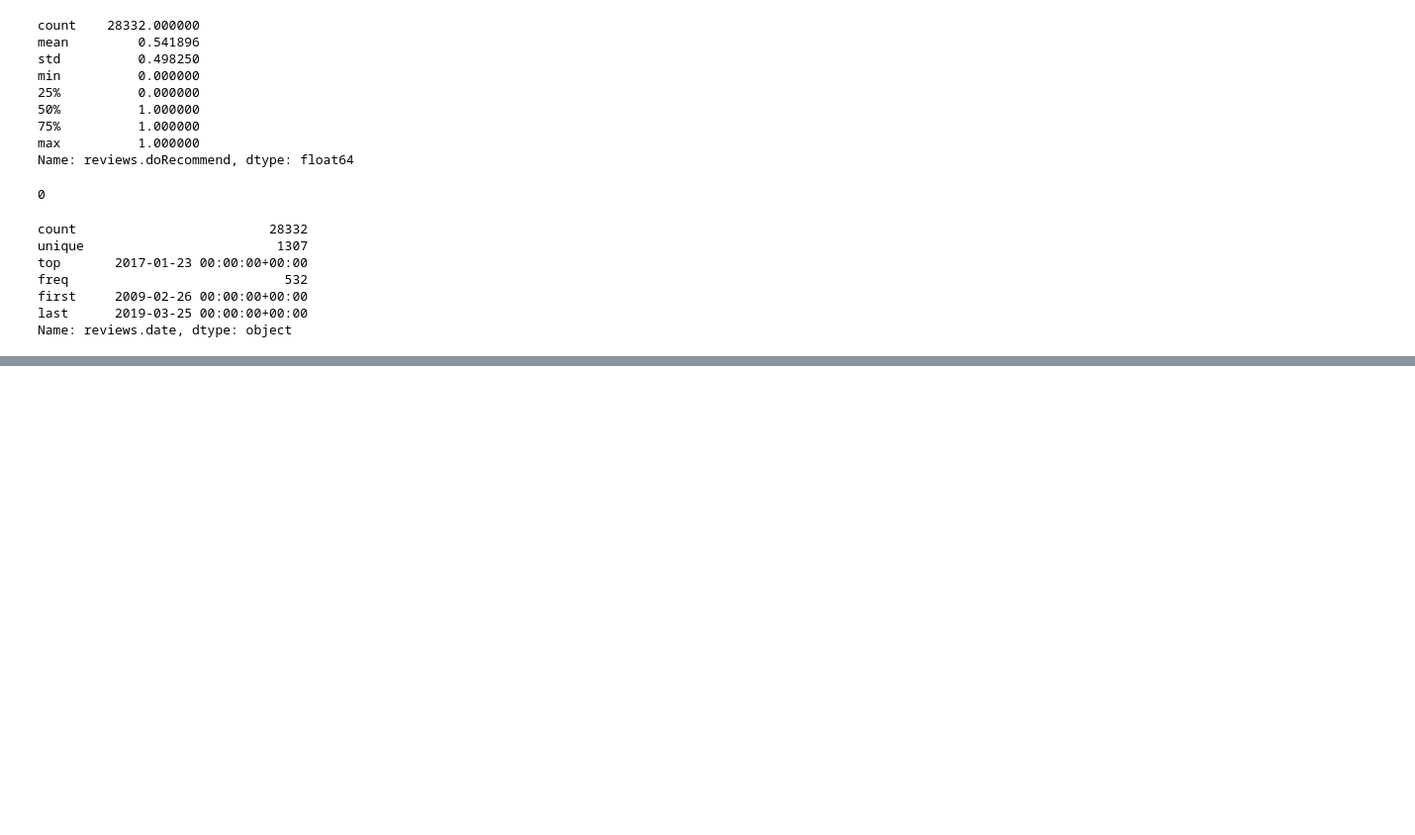
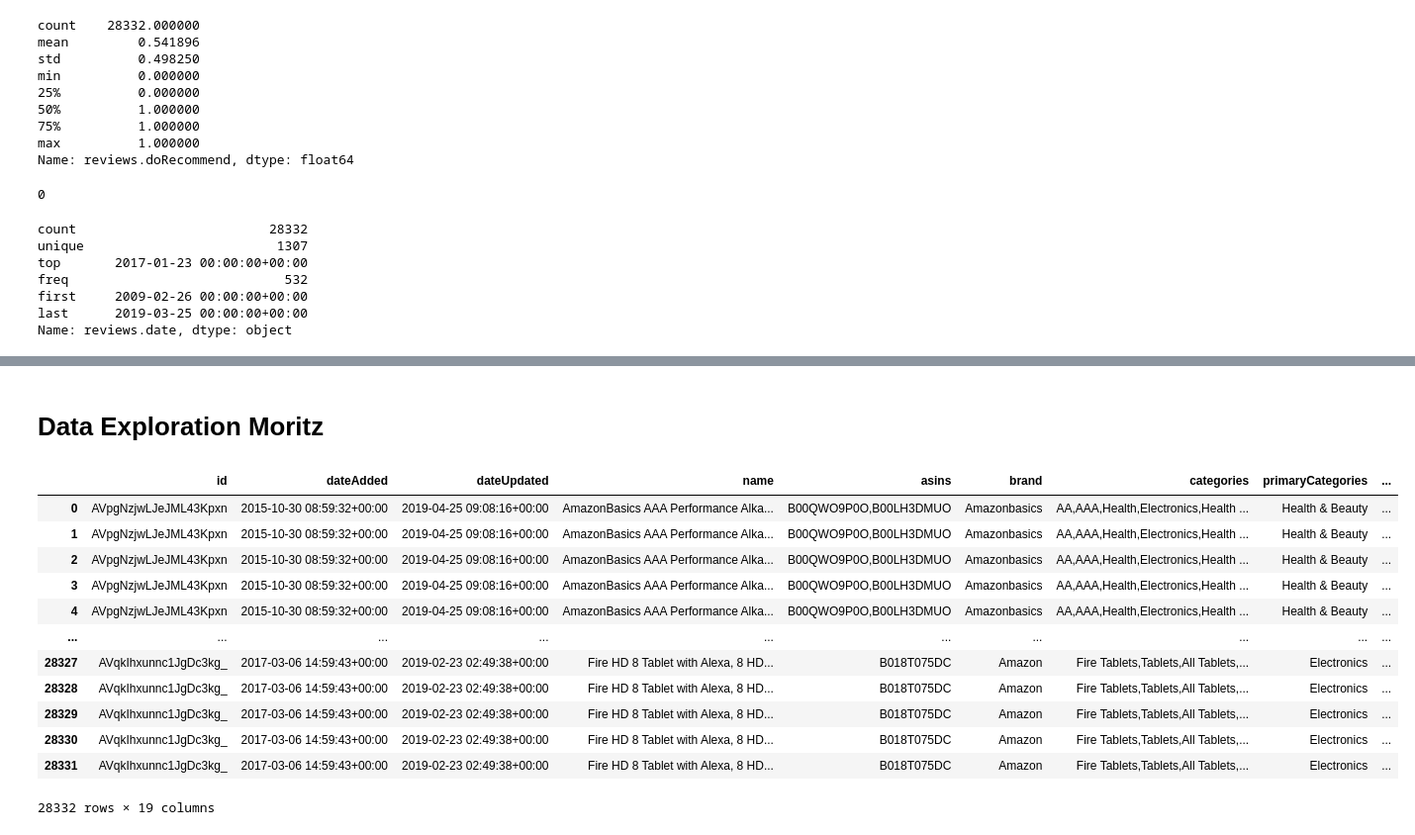
Before and after one commit to MoritzRenkin/tu-bi-DataAnalytics, a Jupyter notebook: lab.ipynb, the cells around one changed output, grey strips where cells are left out. Shown: that part at 99% size. Drawn from its saved outputs; the diff is of its cells as text; code cells hidden in the pictures; blank space fills up the shorter version.

```diff
--- a/lab.ipynb
+++ b/lab.ipynb
@@ -160,0 +169,18 @@ Name: reviews.date, dtype: object
+# %% [markdown]
+# Data Exploration Moritz
+# %%
+df
+# %% [output]
+|  | id | dateAdded | dateUpdated | name | asins | brand | categories | primaryCategories | ... |
+| 0 | AVpgNzjwLJeJML43Kpxn | 2015-10-30 08:59:32+00:00 | 2019-04-25 09:08:16+00:00 | AmazonBasics AAA Performance Alka... | B00QWO9P0O,B00LH3DMUO | Amazonbasics | AA,AAA,Health,Electronics,Health ... | Health & Beauty | ... |
+| 1 | AVpgNzjwLJeJML43Kpxn | 2015-10-30 08:59:32+00:00 | 2019-04-25 09:08:16+00:00 | AmazonBasics AAA Performance Alka... | B00QWO9P0O,B00LH3DMUO | Amazonbasics | AA,AAA,Health,Electronics,Health ... | Health & Beauty | ... |
+| 2 | AVpgNzjwLJeJML43Kpxn | 2015-10-30 08:59:32+00:00 | 2019-04-25 09:08:16+00:00 | AmazonBasics AAA Performance Alka... | B00QWO9P0O,B00LH3DMUO | Amazonbasics | AA,AAA,Health,Electronics,Health ... | Health & Beauty | ... |
+| 3 | AVpgNzjwLJeJML43Kpxn | 2015-10-30 08:59:32+00:00 | 2019-04-25 09:08:16+00:00 | AmazonBasics AAA Performance Alka... | B00QWO9P0O,B00LH3DMUO | Amazonbasics | AA,AAA,Health,Electronics,Health ... | Health & Beauty | ... |
+| 4 | AVpgNzjwLJeJML43Kpxn | 2015-10-30 08:59:32+00:00 | 2019-04-25 09:08:16+00:00 | AmazonBasics AAA Performance Alka... | B00QWO9P0O,B00LH3DMUO | Amazonbasics | AA,AAA,Health,Electronics,Health ... | Health & Beauty | ... |
+| ... | ... | ... | ... | ... | ... | ... | ... | ... | ... |
+| 28327 | AVqkIhxunnc1JgDc3kg_ | 2017-03-06 14:59:43+00:00 | 2019-02-23 02:49:38+00:00 | Fire HD 8 Tablet with Alexa, 8 HD... | B018T075DC | Amazon | Fire Tablets,Tablets,All Tablets,... | Electronics | ... |
+| 28328 | AVqkIhxunnc1JgDc3kg_ | 2017-03-06 14:59:43+00:00 | 2019-02-23 02:49:38+00:00 | Fire HD 8 Tablet with Alexa, 8 HD... | B018T075DC | Amazon | Fire Tablets,Tablets,All Tablets,... | Electronics | ... |
+| 28329 | AVqkIhxunnc1JgDc3kg_ | 2017-03-06 14:59:43+00:00 | 2019-02-23 02:49:38+00:00 | Fire HD 8 Tablet with Alexa, 8 HD... | B018T075DC | Amazon | Fire Tablets,Tablets,All Tablets,... | Electronics | ... |
+| 28330 | AVqkIhxunnc1JgDc3kg_ | 2017-03-06 14:59:43+00:00 | 2019-02-23 02:49:38+00:00 | Fire HD 8 Tablet with Alexa, 8 HD... | B018T075DC | Amazon | Fire Tablets,Tablets,All Tablets,... | Electronics | ... |
+| 28331 | AVqkIhxunnc1JgDc3kg_ | 2017-03-06 14:59:43+00:00 | 2019-02-23 02:49:38+00:00 | Fire HD 8 Tablet with Alexa, 8 HD... | B018T075DC | Amazon | Fire Tablets,Tablets,All Tablets,... | Electronics | ... |
+28332 rows × 19 columns
```
Also changed, not shown: parts of 4 cells of this notebook.
